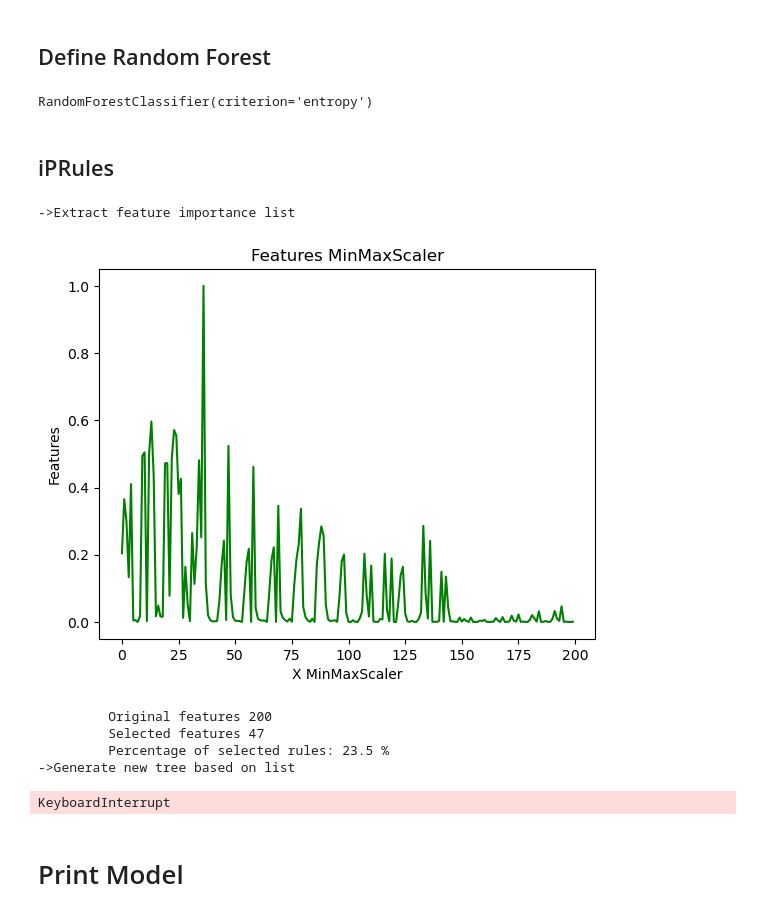
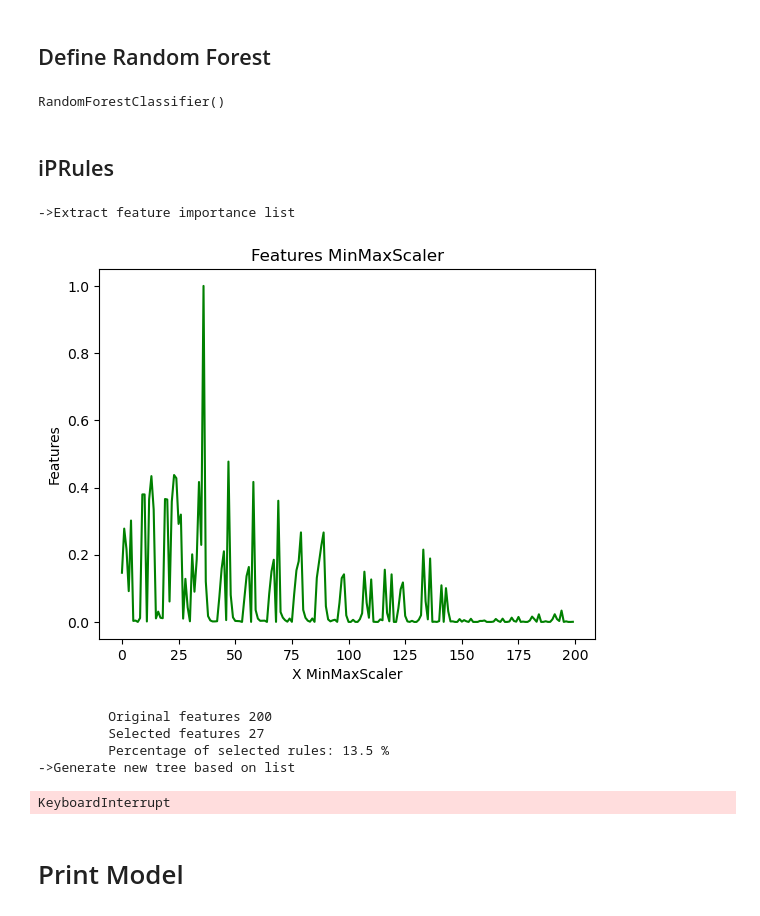
Before and after one commit to marioopv/iPRules, a Jupyter notebook: notebooks/IPRules/iPRules_example.ipynb, the cells around one changed output. Saved outputs shown, nothing was run; the diff lists cells and outputs as text; code cells hidden in the pictures.

```diff
--- a/notebooks/IPRules/iPRules_example.ipynb
+++ b/notebooks/IPRules/iPRules_example.ipynb
@@ -62,33 +54,33 @@ from sklearn.model_selection import GridSearchCV
 from sklearn.metrics import precision_score, make_scorer, recall_score, accuracy_score
 
 # Define scorer
-ensemble = RandomForestClassifier(n_estimators=100, criterion="entropy")
+ensemble = RandomForestClassifier(n_estimators=100, criterion="gini")
 ensemble.fit(X_train, y_train)
 # %% [output]
-RandomForestClassifier(criterion='entropy')
+RandomForestClassifier()
 # %% [markdown]
 ## iPRules
 # %%
 from iPRules.iPRules import iPRules
 
 rules = iPRules(
                 feature_names=dataset.feature_names,
                 target_value_name = dataset.target_names,
                 display_features = True,
                 display_logs = True,
                 chi_square_percent_point_function = 0.95,
-                scale_feature_coefficient = 0.15,
+                scale_feature_coefficient = 0.2,
                 min_accuracy_coefficient = 0.9,
                 min_number_class_per_node = 3
             )
 # Fit model
 rules.fit(encoded_train_pandas_dataset, ensemble.feature_importances_)
 # %% [output]
 ->Extract feature importance list
-[figure, old version]
+[figure, new version]
          Original features 200
-         Selected features 47
-         Percentage of selected rules: 23.5 %
+         Selected features 27
+         Percentage of selected rules: 13.5 %
 ->Generate new tree based on list
 KeyboardInterrupt
 # %% [markdown]
```
Also changed, not shown: parts of 5 cells of this notebook, 17 other files.
